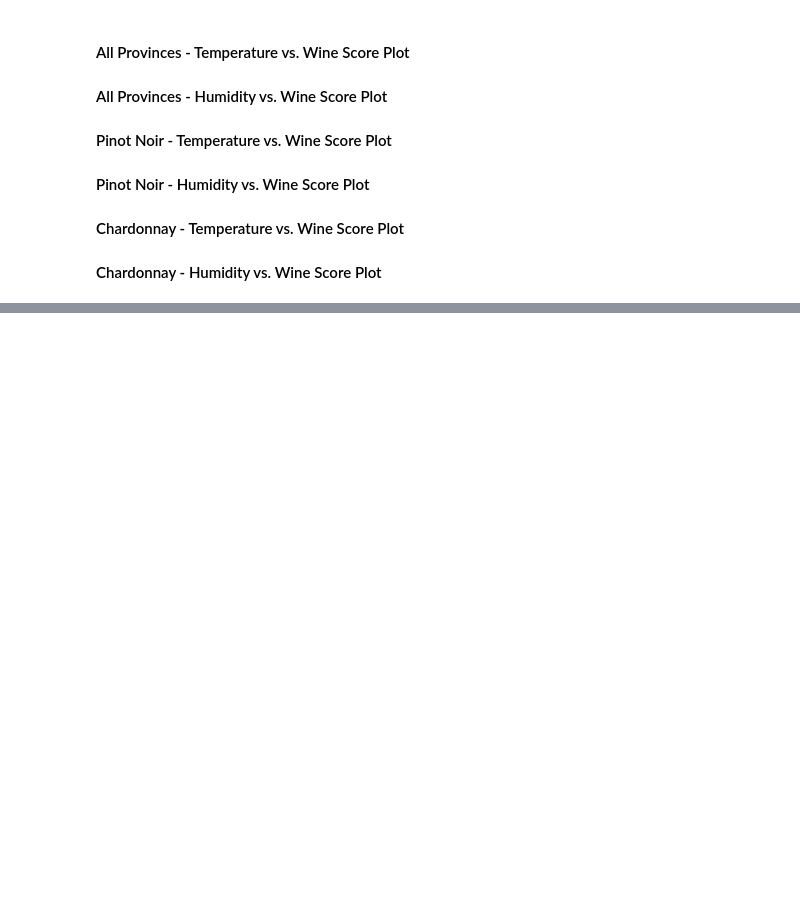
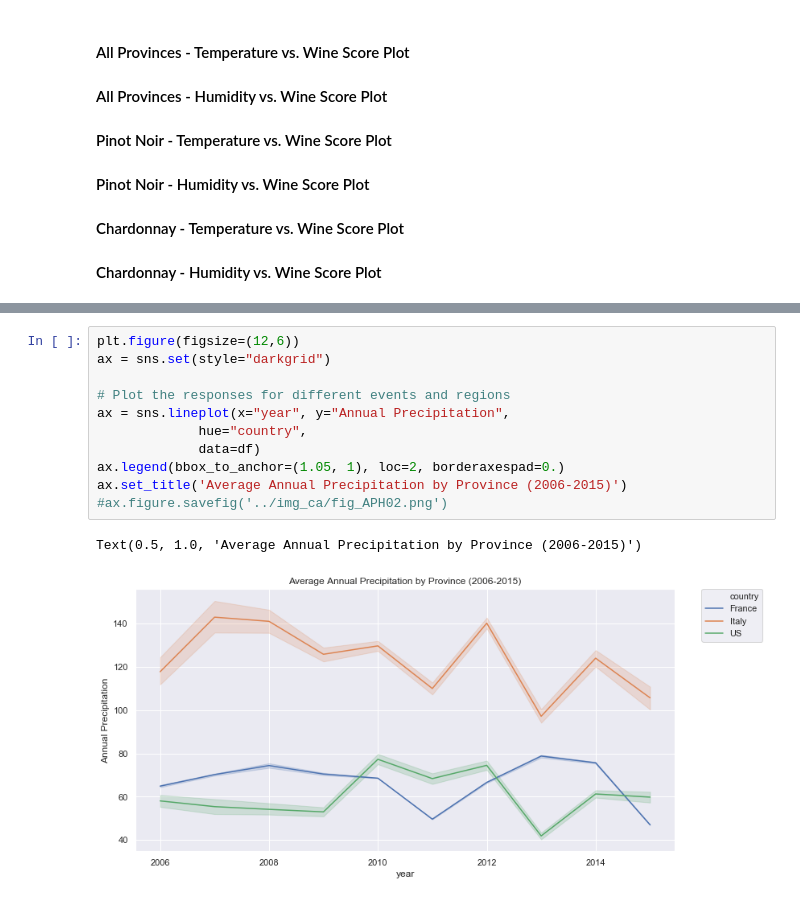
Before and after one commit to halotx3/ccass-wine-ds, a Jupyter notebook: APH/WinoAPH_Climate.ipynb, the cells around one changed output, grey strips where cells are left out. Saved outputs shown, nothing was run; the diff lists cells and outputs as text; blank space fills up the shorter version.

```diff
--- a/APH/WinoAPH_Climate.ipynb
+++ b/APH/WinoAPH_Climate.ipynb
@@ -472,0 +270,14 @@ The regression displays no correlation between data sets.
+# %%
+plt.figure(figsize=(12,6))
+ax = sns.set(style="darkgrid")
+
+# Plot the responses for different events and regions
+ax = sns.lineplot(x="year", y="Annual Precipitation",
+             hue="country",
+             data=df)
+ax.legend(bbox_to_anchor=(1.05, 1), loc=2, borderaxespad=0.)
+ax.set_title('Average Annual Precipitation by Province (2006-2015)')
+#ax.figure.savefig('../img_ca/fig_APH02.png')
+# %% [output]
+Text(0.5, 1.0, 'Average Annual Precipitation by Province (2006-2015)')
+[figure, added]
```
Also changed, not shown: parts of 35 cells of this notebook, 6 other files.
